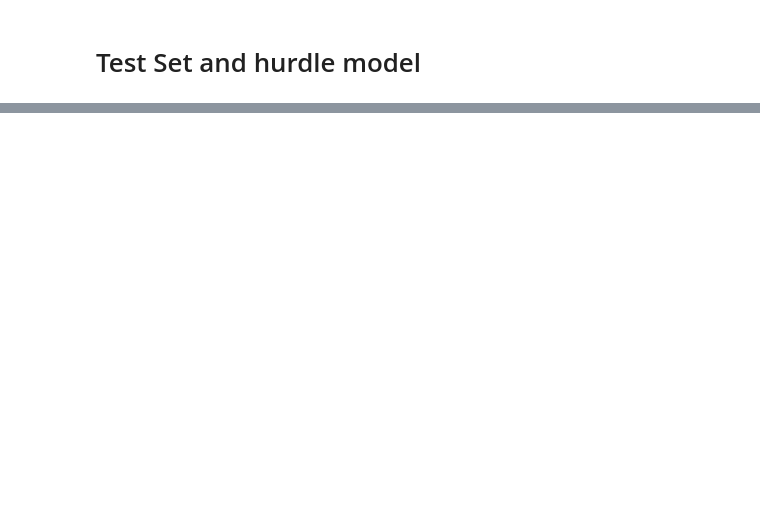
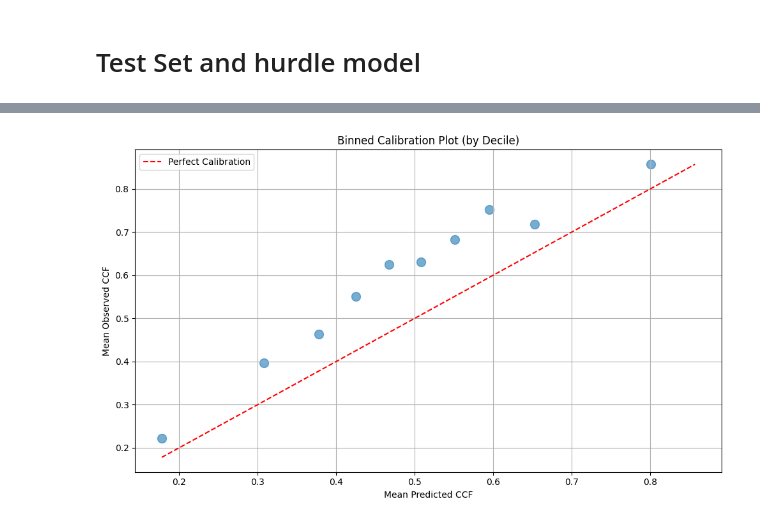
Before and after one commit to ilyakatliaroun26/CCF, a Jupyter notebook: CCF_v2.ipynb, the cells around one changed output, grey strips where cells are left out. Saved outputs shown, nothing was run; the diff lists cells and outputs as text; code cells hidden in the pictures; blank space fills up the shorter version.

```diff
--- a/CCF_v2.ipynb
+++ b/CCF_v2.ipynb
@@ -572,0 +295,6 @@ best_clf_model.save_model("xgb_clf_ccf.json")
+# %%
+with open("xgb_clf_ccf.pkl", "wb") as f:
+    pickle.dump(best_clf_model, f)
+# %%
+with open("xgb_clf_ccf.pkl", "rb") as f:
+    best_clf_model = pickle.load(f)
@@ -671,10 +384,9 @@ results = []
 for k in [5, 10, 15, 20, 25, 30, 40, 60, 100]:
     feats = top_shap_clf[:k]
 
-    model = XGBClassifier(**best_clf_params)
-    model.fit(X_train_clf[feats], y_train_clf)
+    best_clf_model.fit(X_train_clf[feats], y_train_clf)
 
-    preds = model.predict_proba(X_val[feats])[:, 1]
+    preds = best_clf_model.predict_proba(X_val[feats])[:, 1]
     auc = roc_auc_score(y_val_clf, preds)
 
     results.append((k, auc))
@@ -696,7 +397,7 @@ perf_df
 # %% [markdown]
 # Test Set and hurdle model
 # %%
-y_test_reg = df_test['t__ccf'].clip(upper=2.0)
+y_test_reg = df_test['t__ccf']
 y_test_clf = df_test['t__is_drawn']
 # %%
 X_test_reg = df_test[reg_feats]
@@ -853,0 +468,77 @@ plt.show()
+# %%
+y_test = y_test_reg
+y_pred = y_pred = y_pred_test_clf*np.clip(a=y_pred_test_reg, a_min=0.0, a_max=1.0)
+
+df_eval = pd.DataFrame({
+    'actual': y_test,
+    'predicted': y_pred
+})
+
+df_eval['decile'] = pd.qcut(df_eval['predicted'], q=10, labels=False, duplicates='drop')
+
+calibration = df_eval.groupby('decile').agg({
+    'predicted': 'mean',
+    'actual': 'mean'
+}).reset_index()
+
+metrics_by_decile = df_eval.groupby('decile').apply(
+    lambda x: pd.Series({
+        'mse': mean_squared_error(x['actual'], x['predicted']),
+        'rmse': np.sqrt(mean_squared_error(x['actual'], x['predicted'])),
+        'count': len(x)
+    })
+).reset_index()
+
+print("Calibration by Decile:")
+print(calibration)
+print("\nMetrics by Decile:")
+print(metrics_by_decile)
+
+# Plot 1: Binned Calibration Plot
+fig, ax = plt.subplots(figsize=(10, 6))
+ax.scatter(calibration['predicted'], calibration['actual'], s=100, alpha=0.6)
+# Plot perfect calibration line
+min_val = min(calibration['predicted'].min(), calibration['actual'].min())
+max_val = max(calibration['predicted'].max(), calibration['actual'].max())
+ax.plot([min_val, max_val], [min_val, max_val], 'r--', label='Perfect Calibration')
+ax.set_xlabel('Mean Predicted CCF')
+ax.set_ylabel('Mean Observed CCF')
+ax.set_title('Binned Calibration Plot (by Decile)')
+ax.legend()
+ax.grid(True)
+plt.tight_layout()
+plt.show()
+
+fig, ax = plt.subplots(figsize=(10, 6))
+ax.bar(metrics_by_decile['decile'], metrics_by_decile['mse'], alpha=0.7, color='steelblue')
+ax.set_xlabel('Decile')
+ax.set_ylabel('Mean Squared Error (MSE)')
+ax.set_title('MSE by Decile')
+ax.grid(True, axis='y')
+plt.tight_layout()
+plt.show()
+
+fig, ax = plt.subplots(figsize=(10, 6))
+ax.bar(metrics_by_decile['decile'], metrics_by_decile['rmse'], alpha=0.7, color='coral')
+ax.set_xlabel('Decile')
+ax.set_ylabel('Root Mean Squared Error (RMSE)')
+ax.set_title('RMSE by Decile')
+ax.grid(True, axis='y')
+plt.tight_layout()
+plt.show()
+
+fig, ax = plt.subplots(figsize=(10, 6))
+x = np.arange(len(metrics_by_decile))
+width = 0.35
+ax.bar(x - width/2, metrics_by_decile['mse'], width, label='MSE', alpha=0.7)
+ax.bar(x + width/2, metrics_by_decile['rmse'], width, label='RMSE', alpha=0.7)
+ax.set_xlabel('Decile')
+ax.set_ylabel('Error')
+ax.set_title('MSE and RMSE by Decile')
+ax.set_xticks(x)
+ax.set_xticklabels(metrics_by_decile['decile'])
+ax.legend()
+ax.grid(True, axis='y')
+plt.tight_layout()
+plt.show()
+# %% [output]
@@ -853,0 +562 @@ plt.show()
+[figure, added]
```
Also changed, not shown: parts of 57 cells of this notebook, 34 other files.
